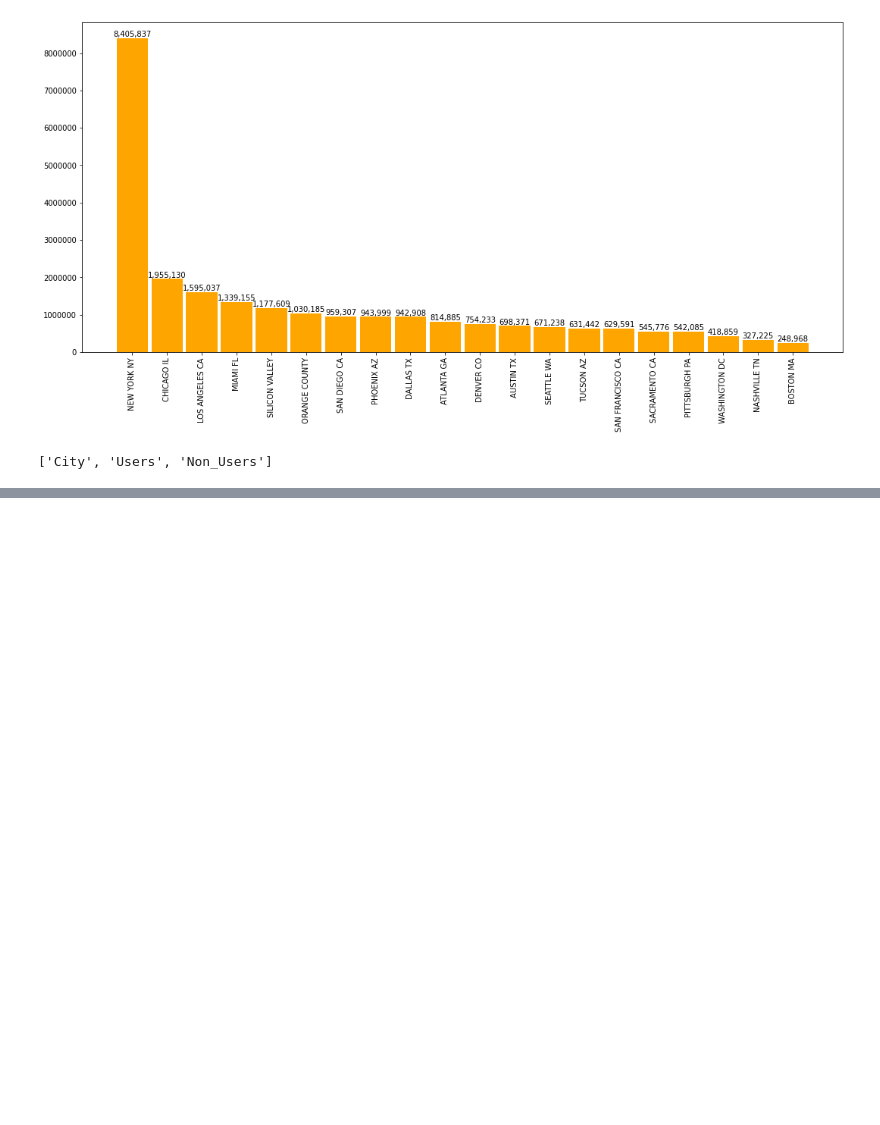
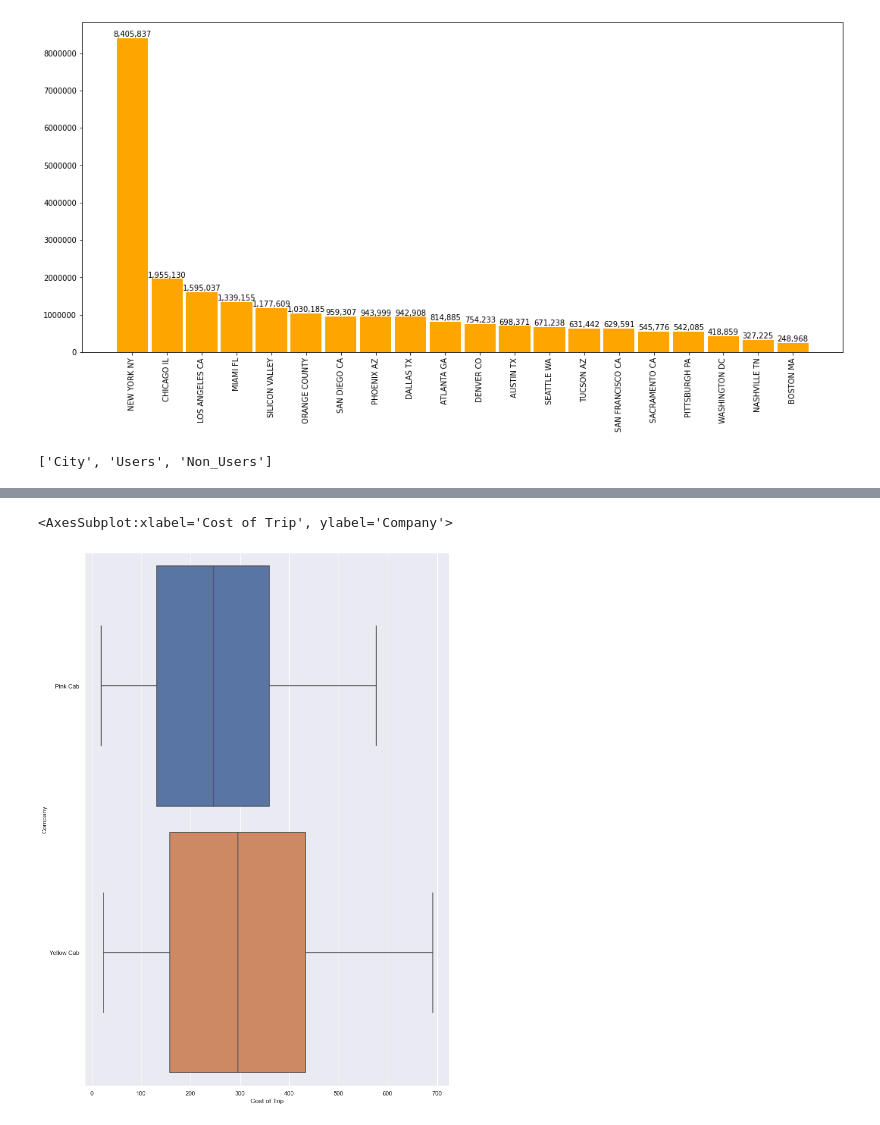
Before and after one commit to JeffersonTPelera/DataGlacier, a Jupyter notebook: week2/G2M.ipynb, the cells around one changed output, grey strips where cells are left out. Cells and saved outputs as stored; diff of their text form; code cells hidden in the pictures; blank space fills up the shorter version.

```diff
--- a/week2/G2M.ipynb
+++ b/week2/G2M.ipynb
@@ -170,0 +174,6 @@ list(city_perc.columns)
+# %%
+sns.set(rc={'figure.figsize':(12,18)})
+sns.boxplot( y=cab_data["Company"], x=cab_data["Cost of Trip"], orient = 'h', width=.9)
+# %% [output]
+<AxesSubplot:xlabel='Cost of Trip', ylabel='Company'>
+[figure, added]
```
Also changed, not shown: parts of 27 cells of this notebook, 1 other file.
